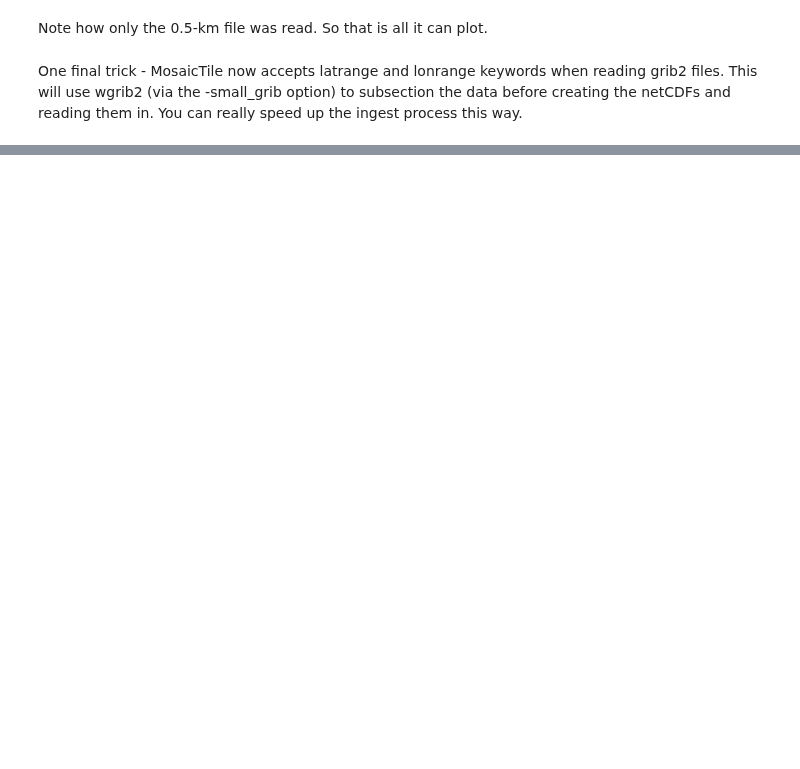
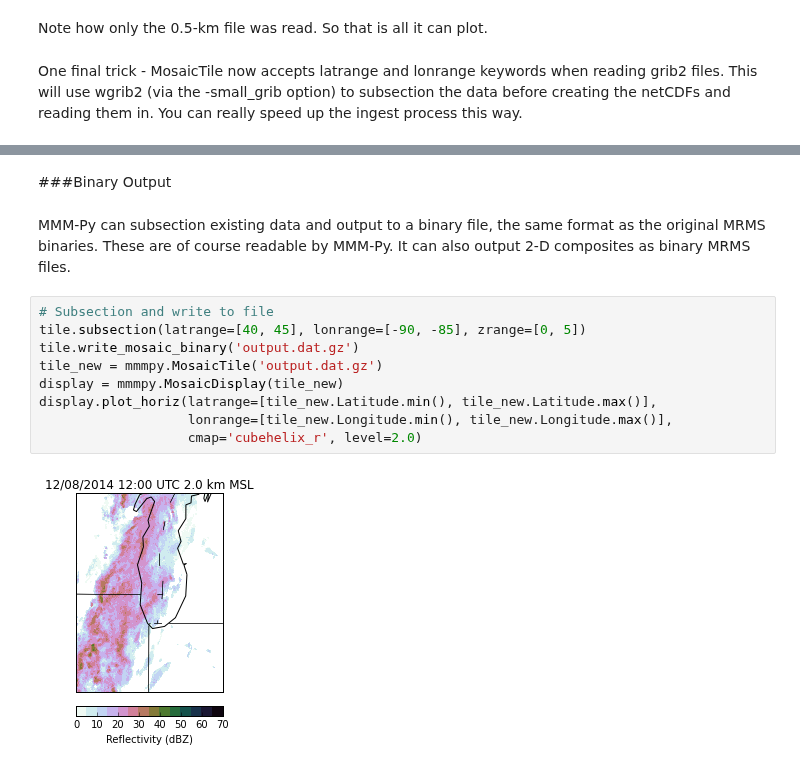
Before and after one commit to nasa/MMM-Py, a Jupyter notebook: notebooks/Grib_Read_Demo.ipynb, the cells around one changed output, grey strips where cells are left out. Cells and saved outputs as stored; diff of their text form; blank space fills up the shorter version.

```diff
--- a/notebooks/Grib_Read_Demo.ipynb
+++ b/notebooks/Grib_Read_Demo.ipynb
@@ -117,0 +118,15 @@ display.plot_horiz()
+# %% [markdown]
+###Binary Output
+# %% [markdown]
+MMM-Py can subsection existing data and output to a binary file, the same format as the original MRMS binaries. These are of course readable by MMM-Py. It can also output 2-D composites as binary MRMS files.
+# %%
+# Subsection and write to file
+tile.subsection(latrange=[40, 45], lonrange=[-90, -85], zrange=[0, 5])
+tile.write_mosaic_binary('output.dat.gz')
+tile_new = mmmpy.MosaicTile('output.dat.gz')
+display = mmmpy.MosaicDisplay(tile_new)
+display.plot_horiz(latrange=[tile_new.Latitude.min(), tile_new.Latitude.max()],
+                   lonrange=[tile_new.Longitude.min(), tile_new.Longitude.max()],
+                   cmap='cubehelix_r', level=2.0)
+# %% [output]
+[figure, added]
```
Also changed, not shown: parts of 12 cells of this notebook, 4 other files.
